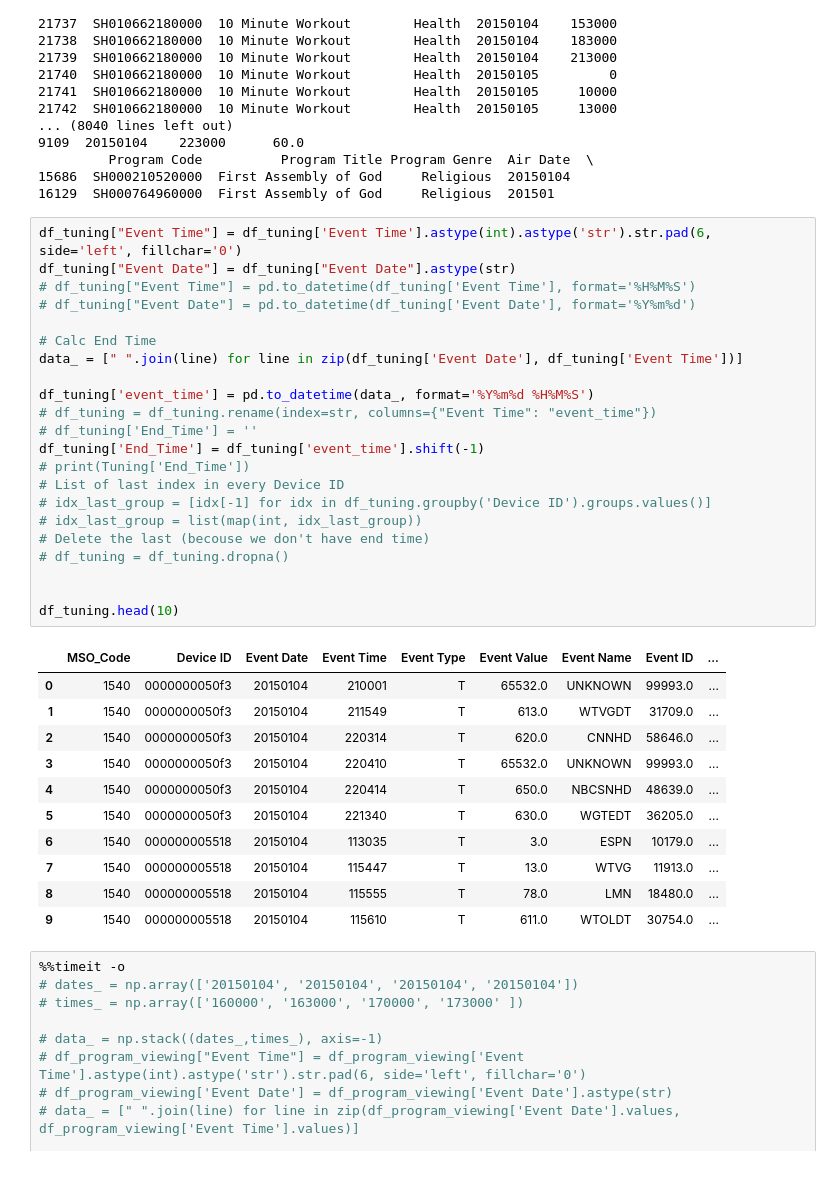
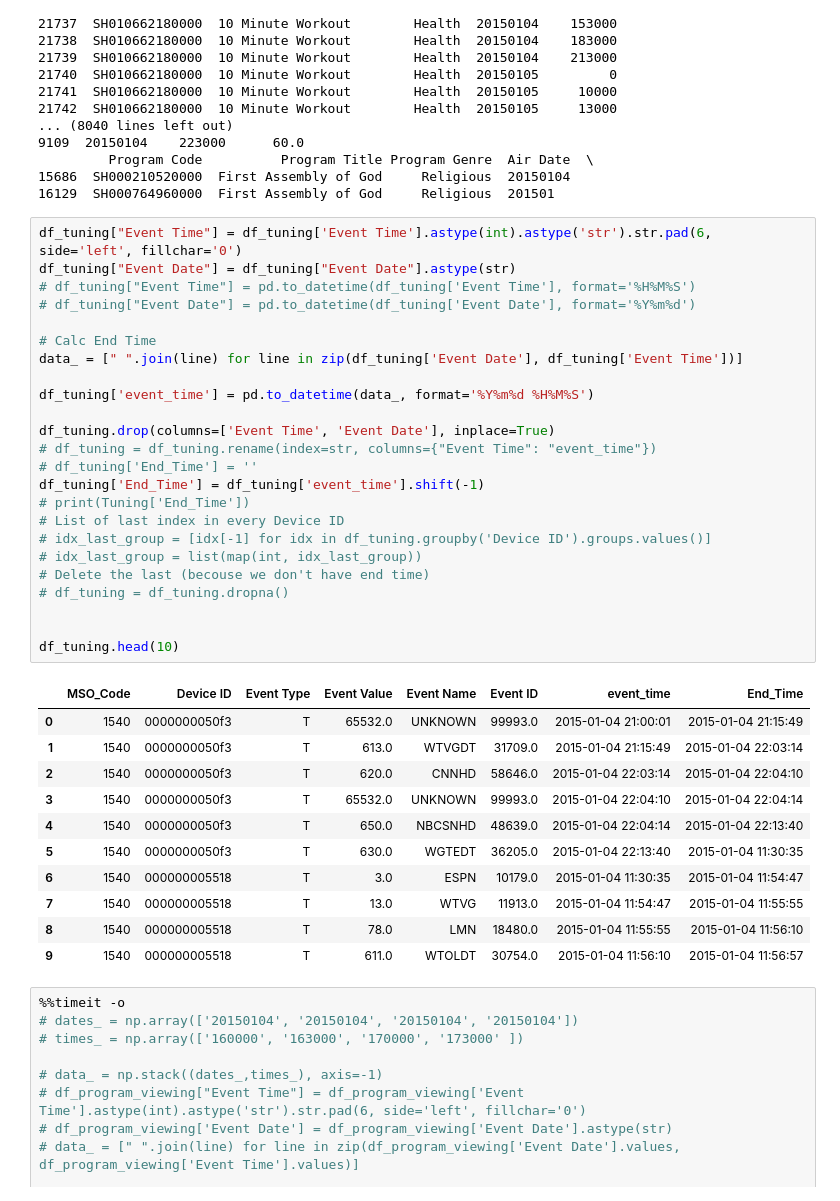
Before and after one commit to bareini/Genre-Prediction-with-Structured-Models, a Jupyter notebook: create_tuning.ipynb, the cells around one changed output. Saved outputs shown, nothing was run; the diff lists cells and outputs as text.

Commit message:
# updated the pre-processing process # changes as_matrix to values

```diff
--- a/create_tuning.ipynb
+++ b/create_tuning.ipynb
@@ -136,37 +136,39 @@ for title, df in df_daily_program.groupby('Program Title'):
 # %%
 df_tuning["Event Time"] = df_tuning['Event Time'].astype(int).astype('str').str.pad(6, side='left', fillchar='0')
 df_tuning["Event Date"] = df_tuning["Event Date"].astype(str)
 # df_tuning["Event Time"] = pd.to_datetime(df_tuning['Event Time'], format='%H%M%S')
 # df_tuning["Event Date"] = pd.to_datetime(df_tuning['Event Date'], format='%Y%m%d')
 
 # Calc End Time
 data_ = [" ".join(line) for line in zip(df_tuning['Event Date'], df_tuning['Event Time'])]
 
 df_tuning['event_time'] = pd.to_datetime(data_, format='%Y%m%d %H%M%S')
+
+df_tuning.drop(columns=['Event Time', 'Event Date'], inplace=True)
 # df_tuning = df_tuning.rename(index=str, columns={"Event Time": "event_time"})
 # df_tuning['End_Time'] = ''
 df_tuning['End_Time'] = df_tuning['event_time'].shift(-1)
 # print(Tuning['End_Time'])
 # List of last index in every Device ID
 # idx_last_group = [idx[-1] for idx in df_tuning.groupby('Device ID').groups.values()]
 # idx_last_group = list(map(int, idx_last_group))
 # Delete the last (becouse we don't have end time)
 # df_tuning = df_tuning.dropna()
 
 
 df_tuning.head(10)
 # %% [output]
-|  | MSO_Code | Device ID | Event Date | Event Time | Event Type | Event Value | Event Name | Event ID | ... |
-| 0 | 1540 | 0000000050f3 | 20150104 | 210001 | T | 65532.0 | UNKNOWN | 99993.0 | ... |
-| 1 | 1540 | 0000000050f3 | 20150104 | 211549 | T | 613.0 | WTVGDT | 31709.0 | ... |
-| 2 | 1540 | 0000000050f3 | 20150104 | 220314 | T | 620.0 | CNNHD | 58646.0 | ... |
-| 3 | 1540 | 0000000050f3 | 20150104 | 220410 | T | 65532.0 | UNKNOWN | 99993.0 | ... |
-| 4 | 1540 | 0000000050f3 | 20150104 | 220414 | T | 650.0 | NBCSNHD | 48639.0 | ... |
-| 5 | 1540 | 0000000050f3 | 20150104 | 221340 | T | 630.0 | WGTEDT | 36205.0 | ... |
-| 6 | 1540 | 000000005518 | 20150104 | 113035 | T | 3.0 | ESPN | 10179.0 | ... |
-| 7 | 1540 | 000000005518 | 20150104 | 115447 | T | 13.0 | WTVG | 11913.0 | ... |
-| 8 | 1540 | 000000005518 | 20150104 | 115555 | T | 78.0 | LMN | 18480.0 | ... |
-| 9 | 1540 | 000000005518 | 20150104 | 115610 | T | 611.0 | WTOLDT | 30754.0 | ... |
+|  | MSO_Code | Device ID | Event Type | Event Value | Event Name | Event ID | event_time | End_Time |
+| 0 | 1540 | 0000000050f3 | T | 65532.0 | UNKNOWN | 99993.0 | 2015-01-04 21:00:01 | 2015-01-04 21:15:49 |
+| 1 | 1540 | 0000000050f3 | T | 613.0 | WTVGDT | 31709.0 | 2015-01-04 21:15:49 | 2015-01-04 22:03:14 |
+| 2 | 1540 | 0000000050f3 | T | 620.0 | CNNHD | 58646.0 | 2015-01-04 22:03:14 | 2015-01-04 22:04:10 |
+| 3 | 1540 | 0000000050f3 | T | 65532.0 | UNKNOWN | 99993.0 | 2015-01-04 22:04:10 | 2015-01-04 22:04:14 |
+| 4 | 1540 | 0000000050f3 | T | 650.0 | NBCSNHD | 48639.0 | 2015-01-04 22:04:14 | 2015-01-04 22:13:40 |
+| 5 | 1540 | 0000000050f3 | T | 630.0 | WGTEDT | 36205.0 | 2015-01-04 22:13:40 | 2015-01-04 11:30:35 |
+| 6 | 1540 | 000000005518 | T | 3.0 | ESPN | 10179.0 | 2015-01-04 11:30:35 | 2015-01-04 11:54:47 |
+| 7 | 1540 | 000000005518 | T | 13.0 | WTVG | 11913.0 | 2015-01-04 11:54:47 | 2015-01-04 11:55:55 |
+| 8 | 1540 | 000000005518 | T | 78.0 | LMN | 18480.0 | 2015-01-04 11:55:55 | 2015-01-04 11:56:10 |
+| 9 | 1540 | 000000005518 | T | 611.0 | WTOLDT | 30754.0 | 2015-01-04 11:56:10 | 2015-01-04 11:56:57 |
 # %%
 %%timeit -o
 # dates_ = np.array(['20150104', '20150104', '20150104', '20150104'])
```
Also changed, not shown: parts of 9 cells of this notebook, 2 other files.
